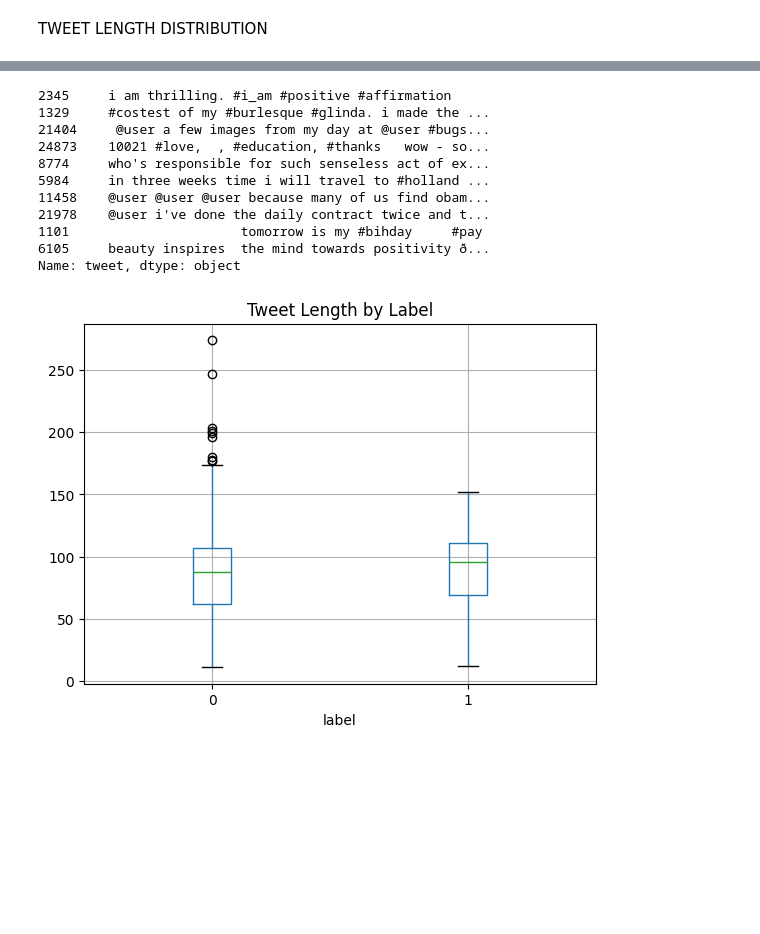
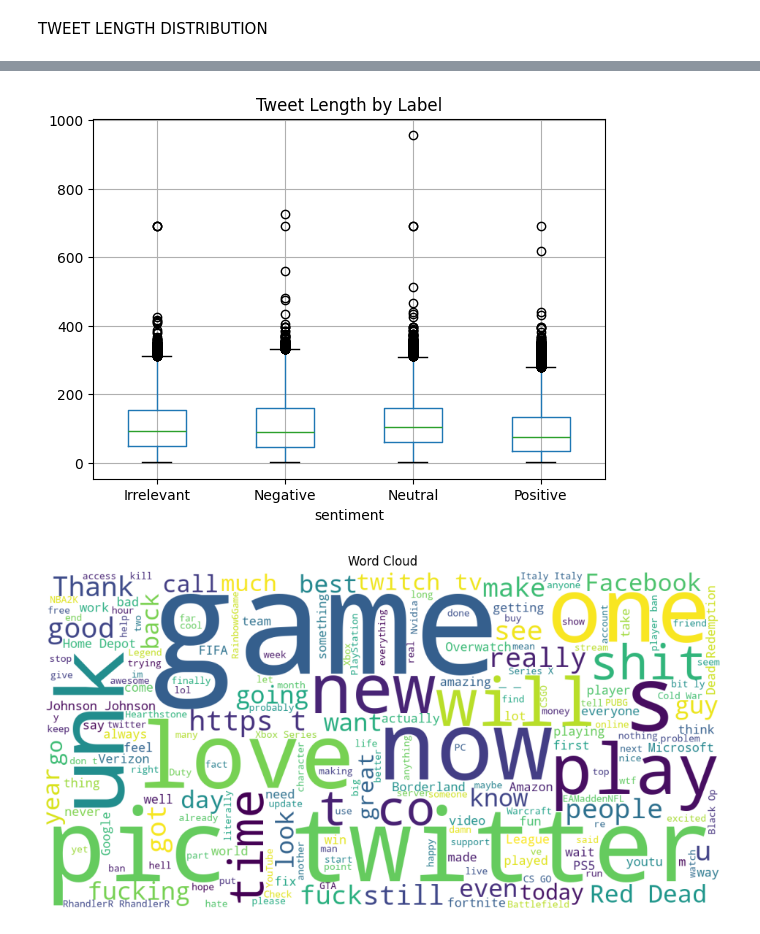
Before and after one commit to piyush1723/Social-Media-Sentiment-Trend-Analysis-, a Jupyter notebook: notebooks/02_EDA.ipynb, the cells around one changed output, grey strips where cells are left out. Saved outputs shown, nothing was run; the diff lists cells and outputs as text; code cells hidden in the pictures; blank space fills up the shorter version.

```diff
--- a/notebooks/02_EDA.ipynb
+++ b/notebooks/02_EDA.ipynb
@@ -42,22 +99,27 @@ max        274.000000
 Name: tweet_length, dtype: float64
-# %%
-df['tweet'].sample(10)
-# %% [output]
-2345     i am thrilling. #i_am #positive #affirmation
-1329     #costest of my #burlesque #glinda. i made the ...
-21404     @user a few images from my day at @user #bugs...
-24873    10021 #love,  , #education, #thanks   wow - so...
-8774     who's responsible for such senseless act of ex...
-5984     in three weeks time i will travel to #holland ...
-11458    @user @user @user because many of us find obam...
-21978    @user i've done the daily contract twice and t...
-1101                      tomorrow is my #bihday     #pay
-6105     beauty inspires  the mind towards positivity ð...
-Name: tweet, dtype: object
 # %%
-df.boxplot(column='tweet_length', by='label')
+df.boxplot(column='tweet_length', by='sentiment')
 plt.title("Tweet Length by Label")
 plt.suptitle("")
 plt.show()
 # %% [output]
-[figure, old version]
+[figure, new version]
+# %%
+from wordcloud import WordCloud
+import matplotlib.pyplot as plt
+
+text = " ".join(df["tweet"].dropna().astype(str))
+
+wordcloud = WordCloud(
+    width=1200,
+    height=600,
+    background_color="white"
+).generate(text)
+
+plt.figure(figsize=(12,6))
+plt.imshow(wordcloud)
+plt.axis("off")
+plt.title("Word Cloud")
+plt.show()
+# %% [output]
+[figure, added]
```
Also changed, not shown: parts of 9 cells of this notebook, 8 other files.
